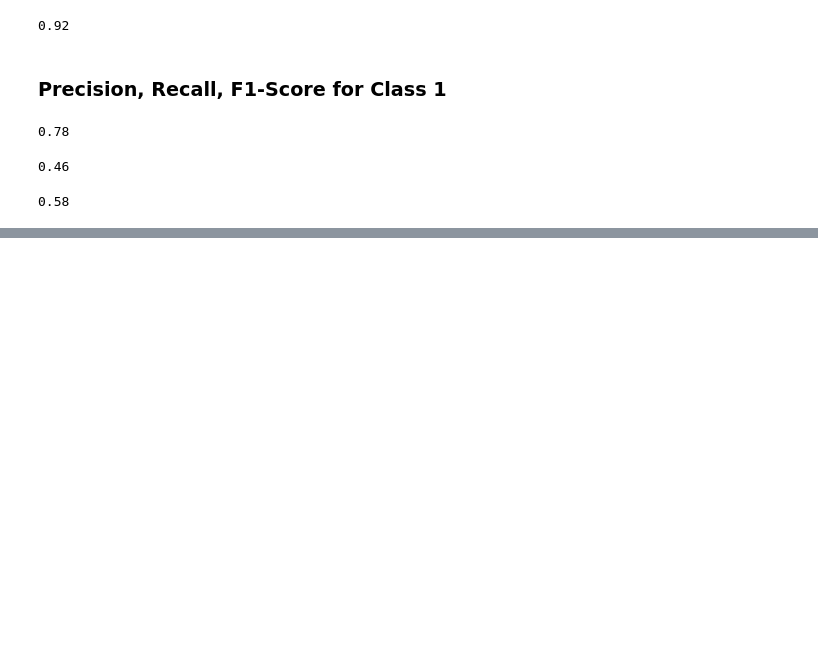
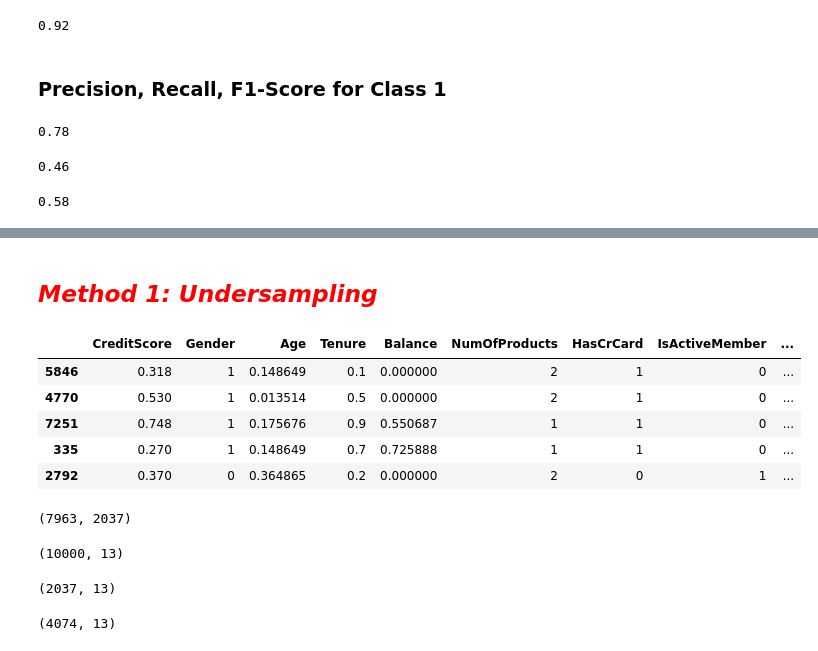
Before and after one commit to niloysannyal/Data_Science, a Jupyter notebook: Deep Learning/Bank Customer Churn Prediction.ipynb, the cells around one changed output, grey strips where cells are left out. Cells and saved outputs as stored; diff of their text form; code cells hidden in the pictures; blank space fills up the shorter version.

```diff
--- a/Deep Learning/Bank Customer Churn Prediction.ipynb
+++ b/Deep Learning/Bank Customer Churn Prediction.ipynb
@@ -388,0 +488,11 @@ f1_score1
+# %% [markdown]
+## *<span style=color:red>Method 1: Undersampling*
+# %%
+df2.sample(5)
+# %% [output]
+|  | CreditScore | Gender | Age | Tenure | Balance | NumOfProducts | HasCrCard | IsActiveMember | ... |
+| 5846 | 0.318 | 1 | 0.148649 | 0.1 | 0.000000 | 2 | 1 | 0 | ... |
+| 4770 | 0.530 | 1 | 0.013514 | 0.5 | 0.000000 | 2 | 1 | 0 | ... |
+| 7251 | 0.748 | 1 | 0.175676 | 0.9 | 0.550687 | 1 | 1 | 0 | ... |
+| 335 | 0.270 | 1 | 0.148649 | 0.7 | 0.725888 | 1 | 1 | 0 | ... |
+| 2792 | 0.370 | 0 | 0.364865 | 0.2 | 0.000000 | 2 | 0 | 1 | ... |
@@ -388,0 +506,18 @@ f1_score1
+# %%
+count_class_0, count_class_1
+# %% [output]
+(7963, 2037)
+# %%
+df2.shape
+# %% [output]
+(10000, 13)
+# %%
+df_class_0_under = df_class_0.sample(count_class_1)
+df_class_0_under.shape
+# %% [output]
+(2037, 13)
+# %%
+df_test_under = pd.concat([df_class_0_under, df_class_1], axis=0)
+df_test_under.shape
+# %% [output]
+(4074, 13)
```
Also changed, not shown: parts of 71 cells of this notebook, 1 other file.
